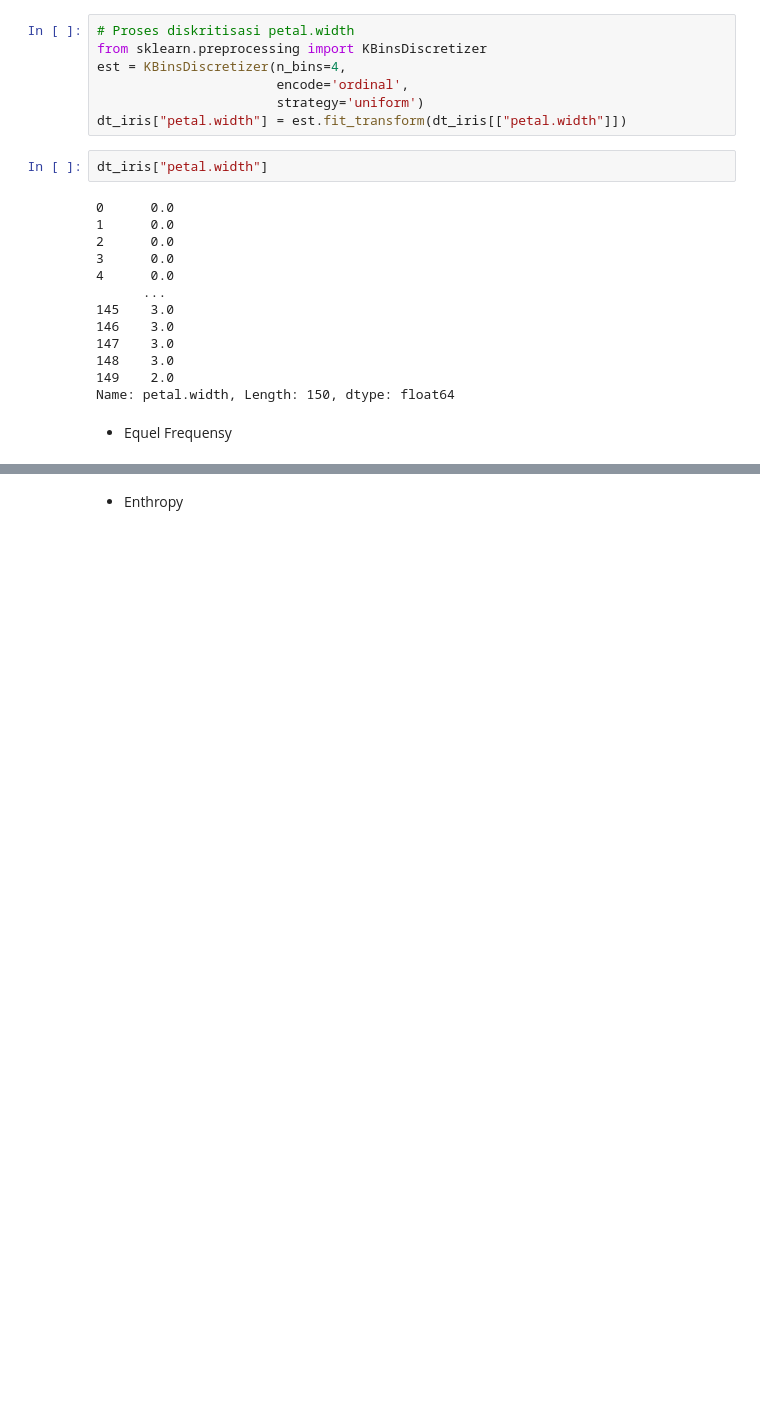
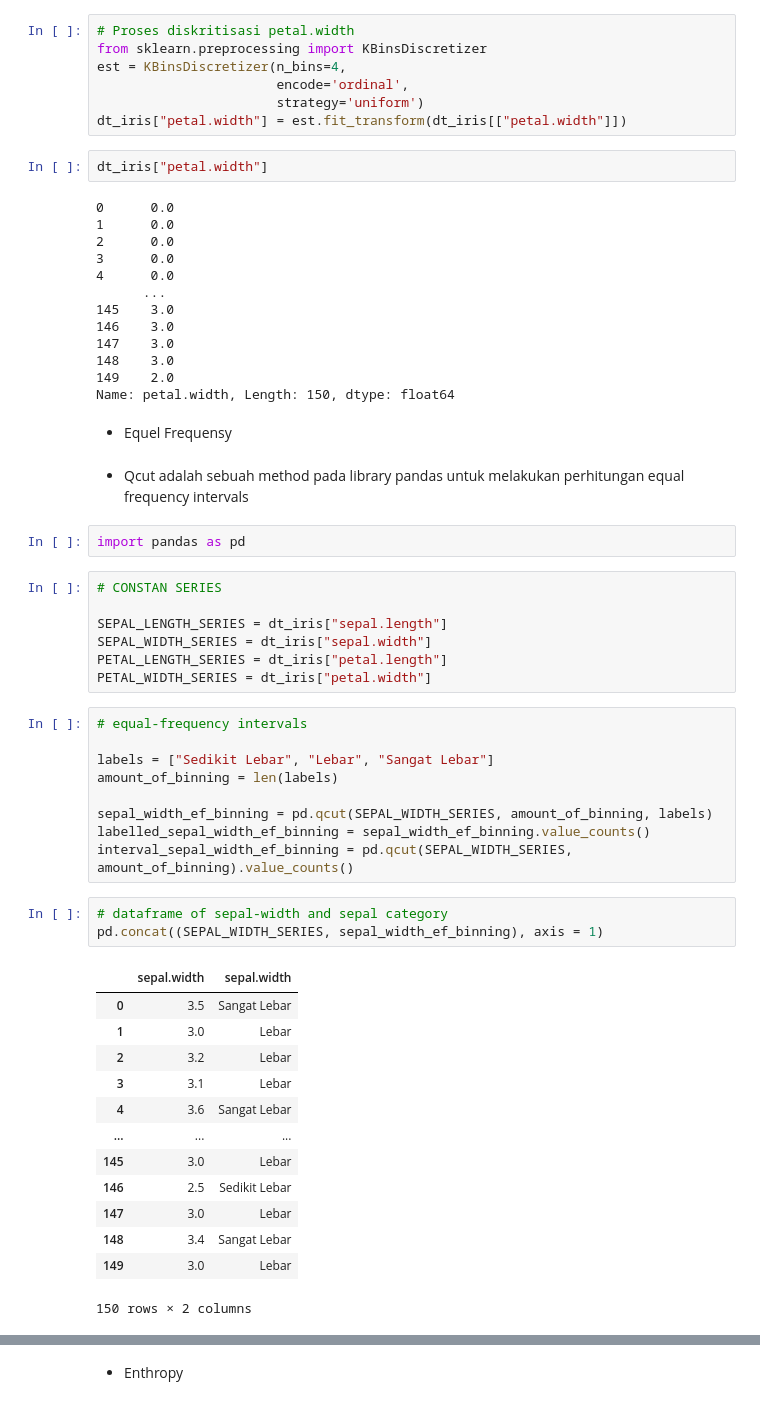
Before and after one commit to AliGhufron-28/datamaining, a Jupyter notebook: _sources/notebooks.ipynb, the cells around one changed output, grey strips where cells are left out. Saved outputs shown, nothing was run; the diff lists cells and outputs as text; blank space fills up the shorter version.

```diff
--- a/_sources/notebooks.ipynb
+++ b/_sources/notebooks.ipynb
@@ -253,3 +283,40 @@ dt_iris["petal.width"]
 Name: petal.width, Length: 150, dtype: float64
 # %% [markdown]
 - Equel Frequensy
+# %% [markdown]
+- Qcut adalah sebuah method pada library pandas untuk melakukan perhitungan equal frequency intervals
+# %%
+import pandas as pd
+# %%
+# CONSTAN SERIES
+
+SEPAL_LENGTH_SERIES = dt_iris["sepal.length"]
+SEPAL_WIDTH_SERIES = dt_iris["sepal.width"]
+PETAL_LENGTH_SERIES = dt_iris["petal.length"]
+PETAL_WIDTH_SERIES = dt_iris["petal.width"]
+# %%
+# equal-frequency intervals
+
+labels = ["Sedikit Lebar", "Lebar", "Sangat Lebar"]
+amount_of_binning = len(labels)
+
+sepal_width_ef_binning = pd.qcut(SEPAL_WIDTH_SERIES, amount_of_binning, labels)
+labelled_sepal_width_ef_binning = sepal_width_ef_binning.value_counts()
+interval_sepal_width_ef_binning = pd.qcut(SEPAL_WIDTH_SERIES, amount_of_binning).value_counts()
+# %%
+# dataframe of sepal-width and sepal category
+pd.concat((SEPAL_WIDTH_SERIES, sepal_width_ef_binning), axis = 1)
+# %% [output]
+|  | sepal.width | sepal.width |
+| 0 | 3.5 | Sangat Lebar |
+| 1 | 3.0 | Lebar |
+| 2 | 3.2 | Lebar |
+| 3 | 3.1 | Lebar |
+| 4 | 3.6 | Sangat Lebar |
+| ... | ... | ... |
+| 145 | 3.0 | Lebar |
+| 146 | 2.5 | Sedikit Lebar |
+| 147 | 3.0 | Lebar |
+| 148 | 3.4 | Sangat Lebar |
+| 149 | 3.0 | Lebar |
+150 rows × 2 columns
```
Also changed, not shown: parts of 20 cells of this notebook, 4 other files.
